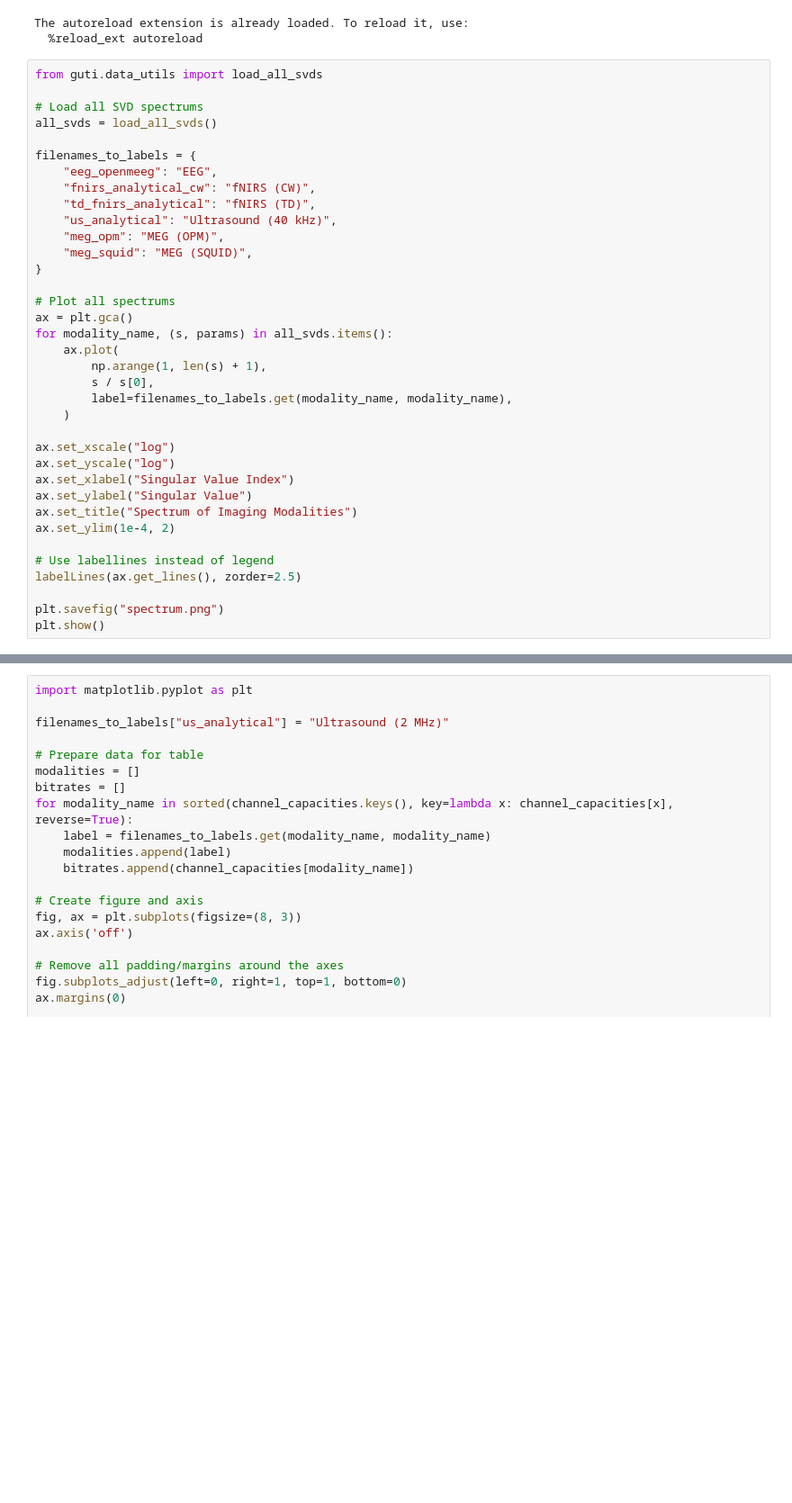
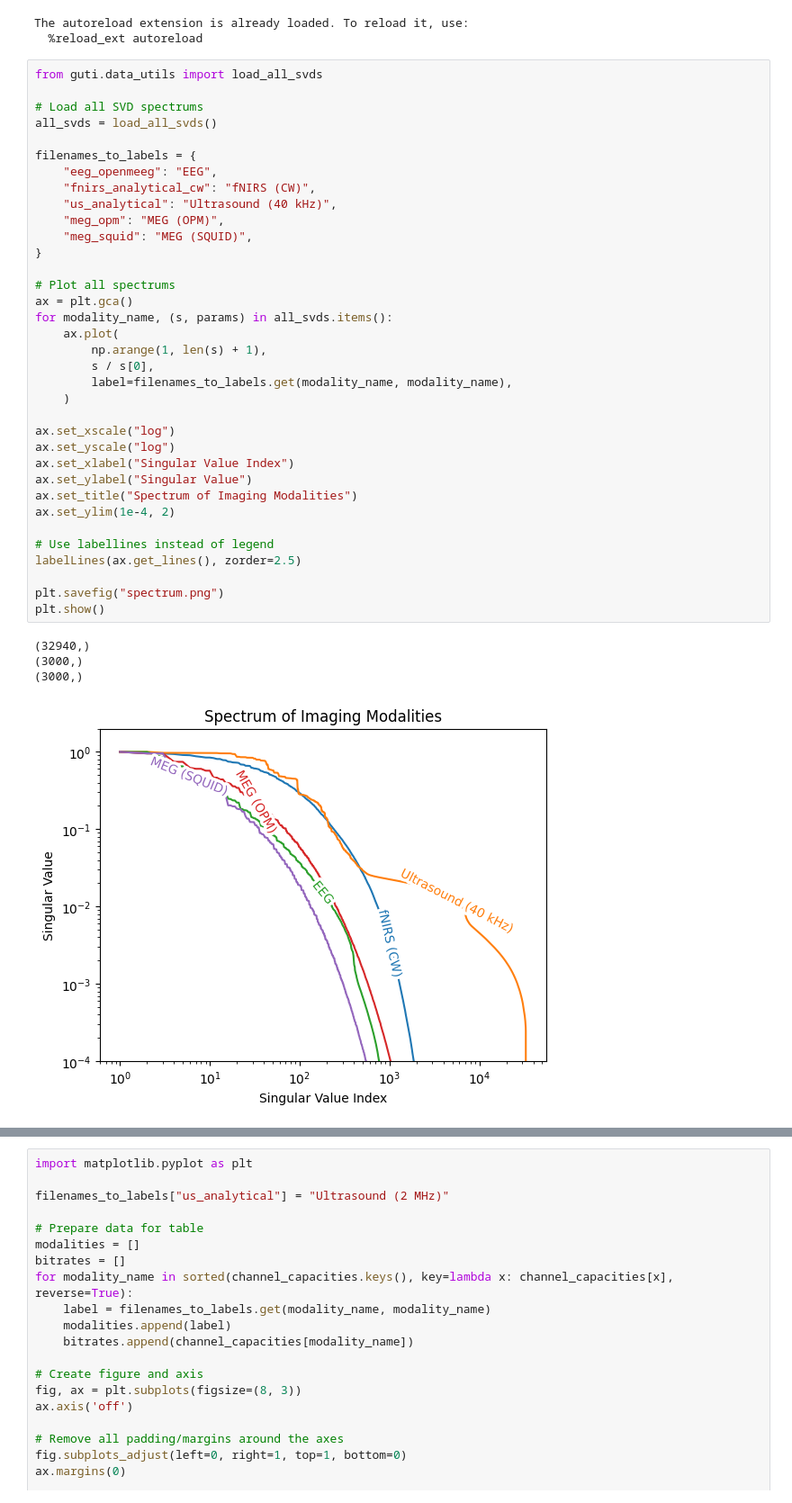
Before and after one commit to rhotter/guti, a Jupyter notebook: results.ipynb, the cells around one changed output, grey strips where cells are left out. Shown at 90% size. Drawn from its saved outputs; the diff is of its cells as text; blank space fills up the shorter version.

```diff
--- a/results.ipynb
+++ b/results.ipynb
@@ -17,31 +17,35 @@ all_svds = load_all_svds()
 
 filenames_to_labels = {
     "eeg_openmeeg": "EEG",
     "fnirs_analytical_cw": "fNIRS (CW)",
-    "td_fnirs_analytical": "fNIRS (TD)",
     "us_analytical": "Ultrasound (40 kHz)",
     "meg_opm": "MEG (OPM)",
     "meg_squid": "MEG (SQUID)",
 }
 
 # Plot all spectrums
 ax = plt.gca()
 for modality_name, (s, params) in all_svds.items():
     ax.plot(
         np.arange(1, len(s) + 1),
         s / s[0],
         label=filenames_to_labels.get(modality_name, modality_name),
     )
 
 ax.set_xscale("log")
 ax.set_yscale("log")
 ax.set_xlabel("Singular Value Index")
 ax.set_ylabel("Singular Value")
 ax.set_title("Spectrum of Imaging Modalities")
 ax.set_ylim(1e-4, 2)
 
 # Use labellines instead of legend
 labelLines(ax.get_lines(), zorder=2.5)
 
 plt.savefig("spectrum.png")
 plt.show()
+# %% [output]
+(32940,)
+(3000,)
+(3000,)
+[figure, added]
```
Also changed, not shown: parts of 2 cells of this notebook, 4 other files.
